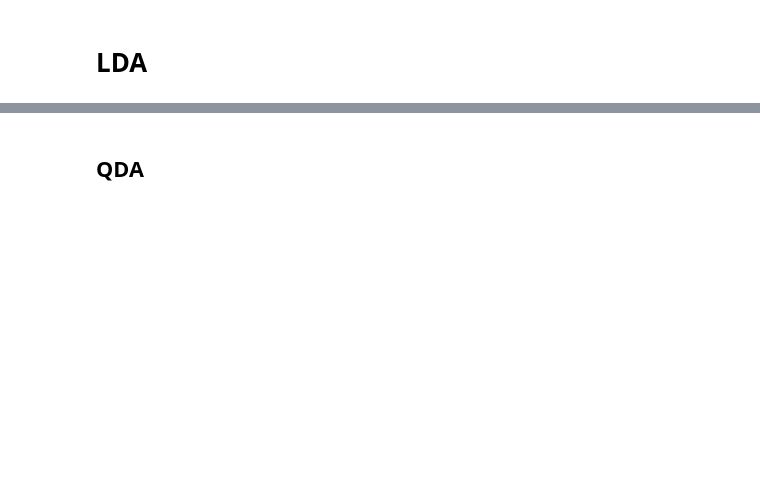
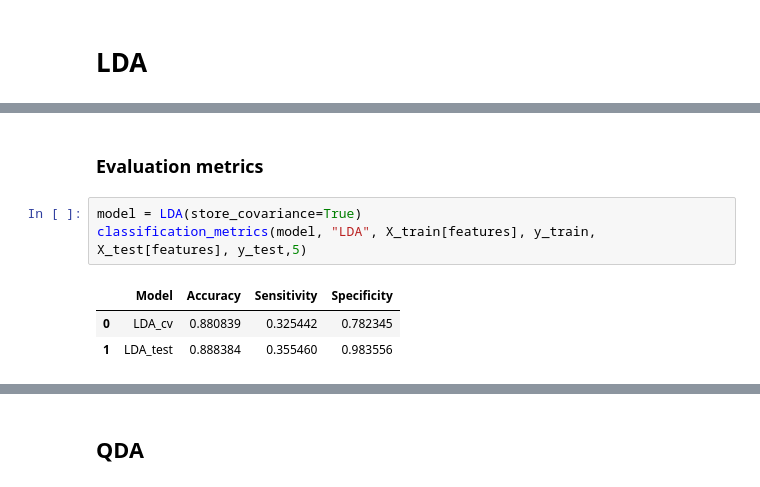
Before and after one commit to sararesta/ML-Homework, a Jupyter notebook: Classification-Copy1.ipynb, the cells around one changed output, grey strips where cells are left out. Drawn from its saved outputs; the diff is of its cells as text; blank space fills up the shorter version.

```diff
--- a/Classification-Copy1.ipynb
+++ b/Classification-Copy1.ipynb
@@ -385,0 +423,9 @@ Test accuracy: 0.8471771576898118
+# %% [markdown]
+### Evaluation metrics
+# %%
+model = LDA(store_covariance=True)
+classification_metrics(model, "LDA", X_train[features], y_train, X_test[features], y_test,5)
+# %% [output]
+|  | Model | Accuracy | Sensitivity | Specificity |
+| 0 | LDA_cv | 0.880839 | 0.325442 | 0.782345 |
+| 1 | LDA_test | 0.888384 | 0.355460 | 0.983556 |
```
Also changed, not shown: parts of 52 cells of this notebook.
